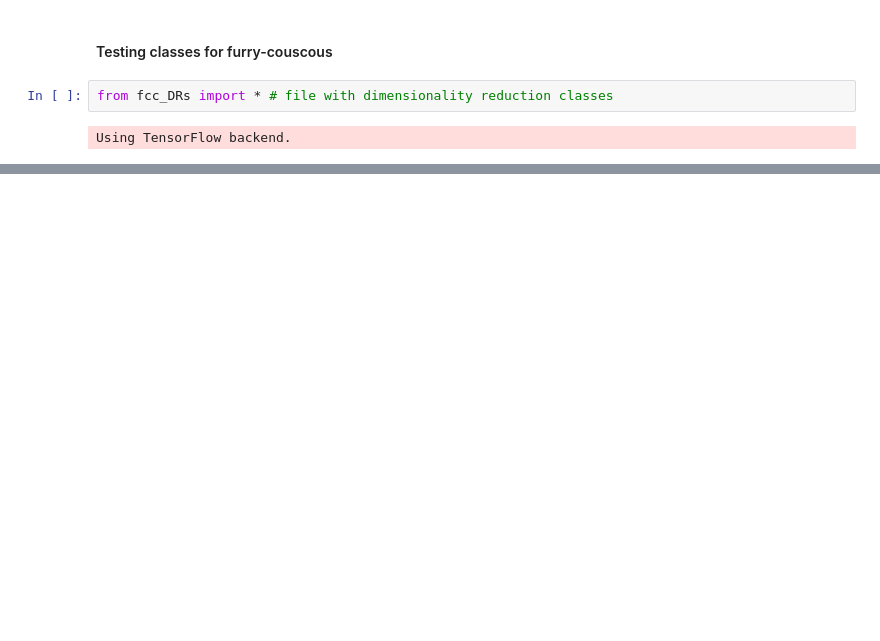
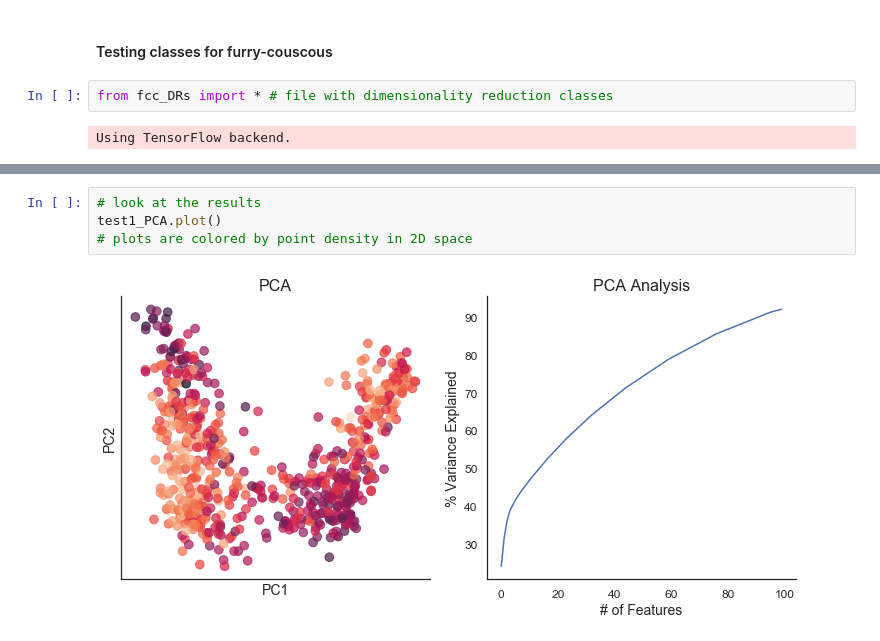
Before and after one commit to codyheiser/furry-couscous, a Jupyter notebook: fcc_classes_tutorial.ipynb, the cells around one changed output, grey strips where cells are left out. Saved outputs shown, nothing was run; the diff lists cells and outputs as text; blank space fills up the shorter version.

```diff
--- a/fcc_classes_tutorial.ipynb
+++ b/fcc_classes_tutorial.ipynb
@@ -143,0 +89,6 @@ Clustering not yet determined. Assign clusters with self.clu.assign().
+# %%
+# look at the results
+test1_PCA.plot()
+# plots are colored by point density in 2D space
+# %% [output]
+[figure, added]
```
Also changed, not shown: parts of 39 cells of this notebook, 2 other files.
